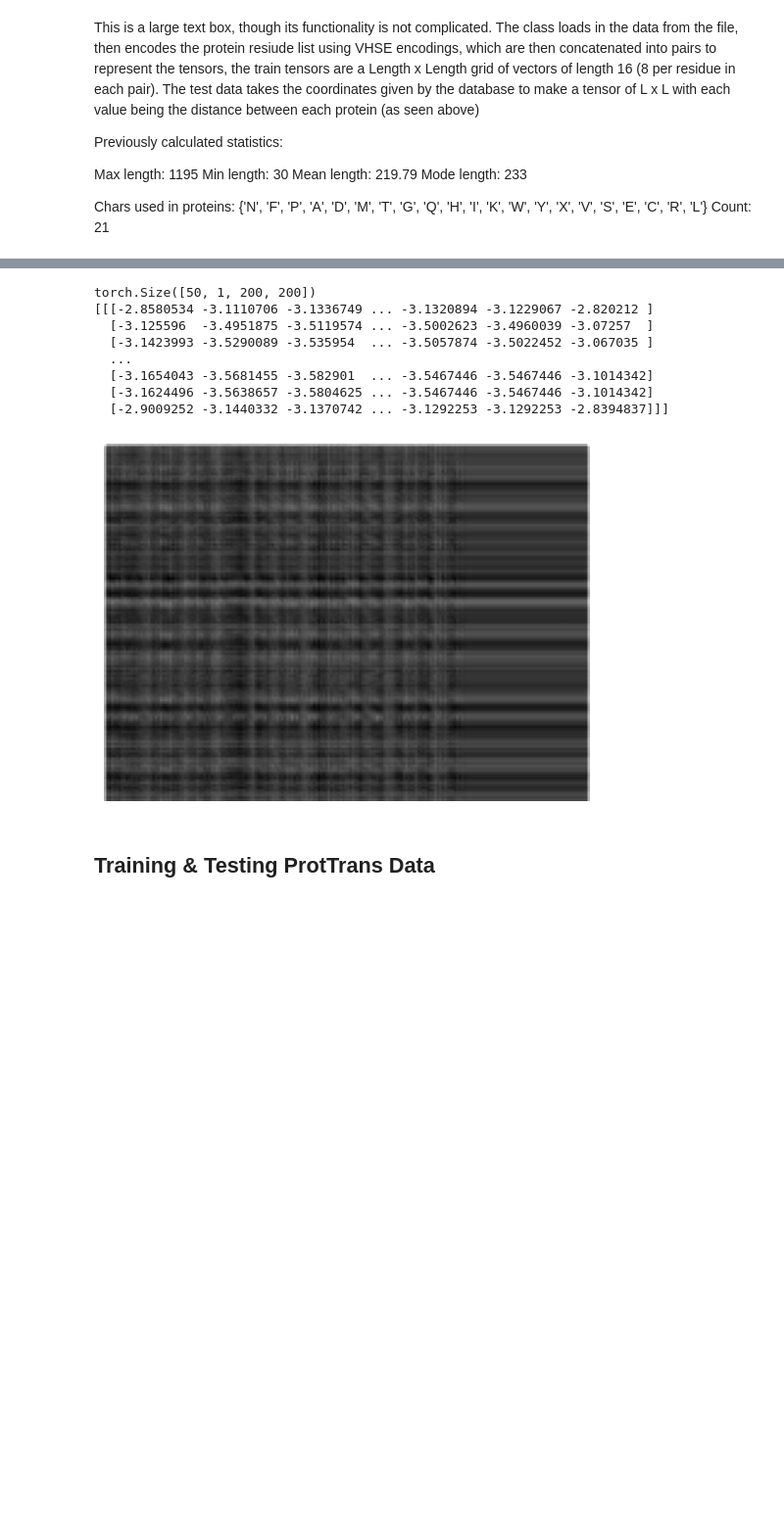
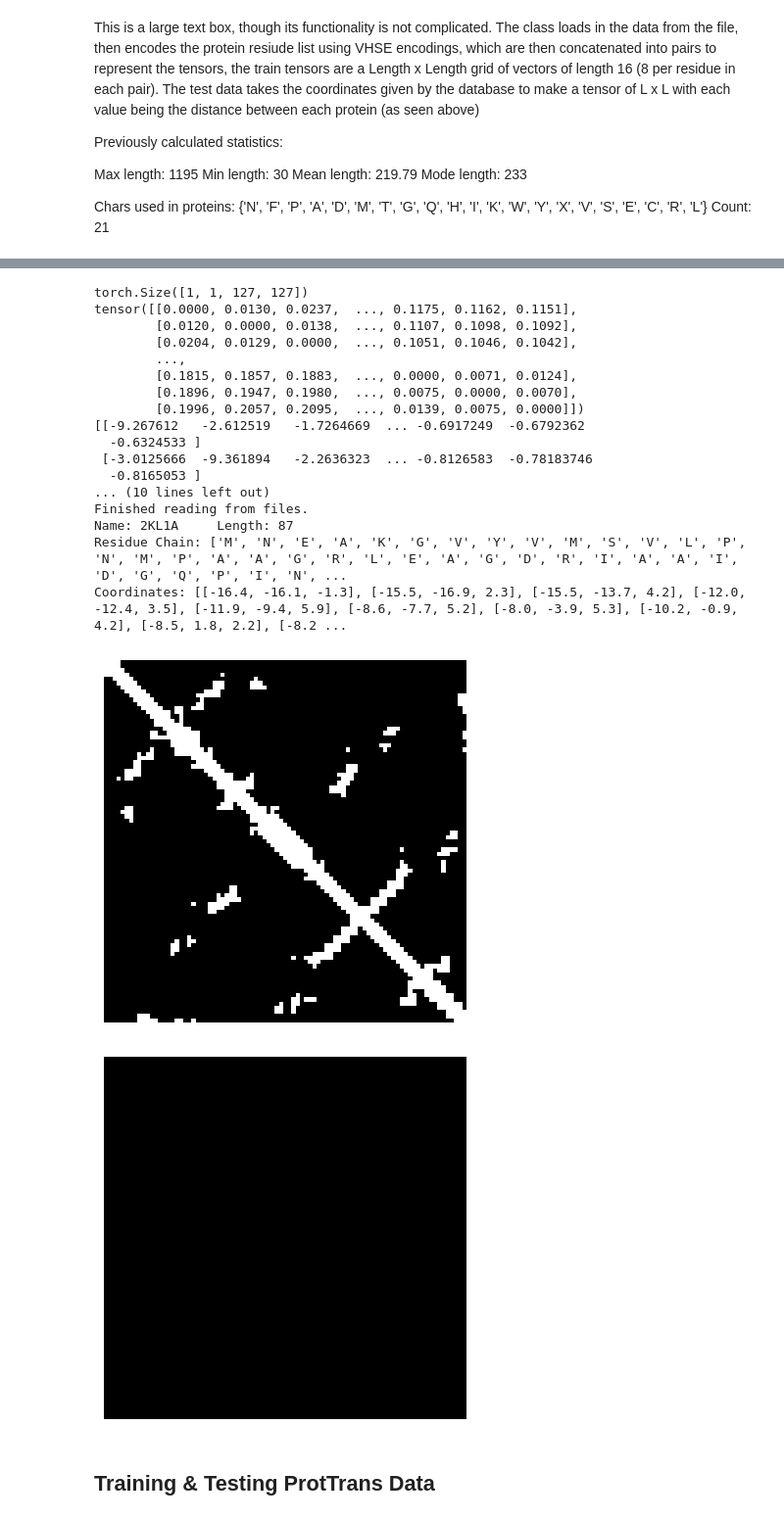
Before and after one commit to therakisback/ProteinFolding, a Jupyter notebook: ImplementationTesting.ipynb, the cells around one changed output, grey strips where cells are left out. Shown at 98% size. Drawn from its saved outputs; the diff is of its cells as text; code cells hidden in the pictures; blank space fills up the shorter version.

```diff
--- a/ImplementationTesting.ipynb
+++ b/ImplementationTesting.ipynb
@@ -548,5 +563,7 @@ tensor([[[1., 1., 1.,  ..., 0., 0., 0.],
 # %%
+batch = 1
+count = -1
 train_data_pt = ptDataset(data, num_data = count)
 train_loader_pt = DataLoader(dataset = train_data_pt, batch_size = batch, shuffle = True)
-test_data_pt = ptDataset(data, num_data = count, test = True)
+test_data_pt = ptDataset(data, num_data = 1000, test = True)
 test_loader_pt = DataLoader(dataset = test_data_pt, batch_size = batch, shuffle=True)
@@ -612,6 +656,8 @@ class CNN(nn.Module):
         self.hidden = nn.Sequential(
             nn.Conv2d(channels, channels, kernel_size=3, padding=1),
             nn.ReLU(inplace=True),
+            nn.Conv2d(channels, channels, kernel_size=3, padding=1),
+            nn.ReLU(inplace=True),
         )
         self.final = nn.Sequential(
             nn.Conv2d(channels, 1, kernel_size=1),
@@ -737,0 +754,9 @@ LOSS train 6.310277342796326 valid 0.12593302130699158
+# %%
+batch = 1
+epochs = 3
+train_loader = DataLoader(dataset = train_data, batch_size = batch, shuffle = True)
+test_loader = DataLoader(dataset = test_data, batch_size = batch, shuffle = True)
+vhse_model = CNN(32, 32)
+vhse_model = vhse_model.to(device)
+
+train_CNN(vhse_model, epochs, train_loader, test_loader, "vhse_chkpt")
@@ -738,21 +783,41 @@ LOSS train 6.310277342796326 valid 0.12593302130699158
 # %%
-testiter = iter(test_loader)
+tensor, label, length = test_data[0]
+tensor = tensor.unsqueeze(0).to(device)
+out_vhse = vhse_model(tensor)
+print(out_vhse.shape)
 
-tensor, label, length = next(testiter)
-tensor = tensor.to(device)
-out_vhse = model(tensor)
-print(out_vhse.shape)
-out_vhse = out_vhse.to("cpu")[0].detach().numpy()
+out_vhse = out_vhse.to("cpu").squeeze().detach().numpy()
+label = label.squeeze()
+length = length.squeeze()
+
+print(label)
 print(out_vhse)
-printMap(out_vhse, length[0])
+
+new_data = generate_data()
+map = createContactMap(new_data['coord'][0])
+map = applyThreshold(map, 8, length)
+printMap(map, length)
+
+out_vhse = applyThreshold(out_vhse, 0.3, length)
+printMap(out_vhse, length)
 # %% [output]
-torch.Size([50, 1, 200, 200])
-[[[-2.8580534 -3.1110706 -3.1336749 ... -3.1320894 -3.1229067 -2.820212 ]
-  [-3.125596  -3.4951875 -3.5119574 ... -3.5002623 -3.4960039 -3.07257  ]
-  [-3.1423993 -3.5290089 -3.535954  ... -3.5057874 -3.5022452 -3.067035 ]
-  ...
-  [-3.1654043 -3.5681455 -3.582901  ... -3.5467446 -3.5467446 -3.1014342]
-  [-3.1624496 -3.5638657 -3.5804625 ... -3.5467446 -3.5467446 -3.1014342]
-  [-2.9009252 -3.1440332 -3.1370742 ... -3.1292253 -3.1292253 -2.8394837]]]
+torch.Size([1, 1, 127, 127])
+tensor([[0.0000, 0.0130, 0.0237,  ..., 0.1175, 0.1162, 0.1151],
+        [0.0120, 0.0000, 0.0138,  ..., 0.1107, 0.1098, 0.1092],
+        [0.0204, 0.0129, 0.0000,  ..., 0.1051, 0.1046, 0.1042],
+        ...,
+        [0.1815, 0.1857, 0.1883,  ..., 0.0000, 0.0071, 0.0124],
+        [0.1896, 0.1947, 0.1980,  ..., 0.0075, 0.0000, 0.0070],
+        [0.1996, 0.2057, 0.2095,  ..., 0.0139, 0.0075, 0.0000]])
+[[-9.267612   -2.612519   -1.7264669  ... -0.6917249  -0.6792362
+  -0.6324533 ]
+ [-3.0125666  -9.361894   -2.2636323  ... -0.8126583  -0.78183746
+  -0.8165053 ]
+... (10 lines left out)
+Finished reading from files.
+Name: 2KL1A     Length: 87
+Residue Chain: ['M', 'N', 'E', 'A', 'K', 'G', 'V', 'Y', 'V', 'M', 'S', 'V', 'L', 'P', 'N', 'M', 'P', 'A', 'A', 'G', 'R', 'L', 'E', 'A', 'G', 'D', 'R', 'I', 'A', 'A', 'I', 'D', 'G', 'Q', 'P', 'I', 'N', ...
+Coordinates: [[-16.4, -16.1, -1.3], [-15.5, -16.9, 2.3], [-15.5, -13.7, 4.2], [-12.0, -12.4, 3.5], [-11.9, -9.4, 5.9], [-8.6, -7.7, 5.2], [-8.0, -3.9, 5.3], [-10.2, -0.9, 4.2], [-8.5, 1.8, 2.2], [-8.2 ...
-[figure, old version]
+[figure, new version]
+[figure, added]
 # %% [markdown]
```
Also changed, not shown: parts of 33 cells of this notebook, 1 other file.
